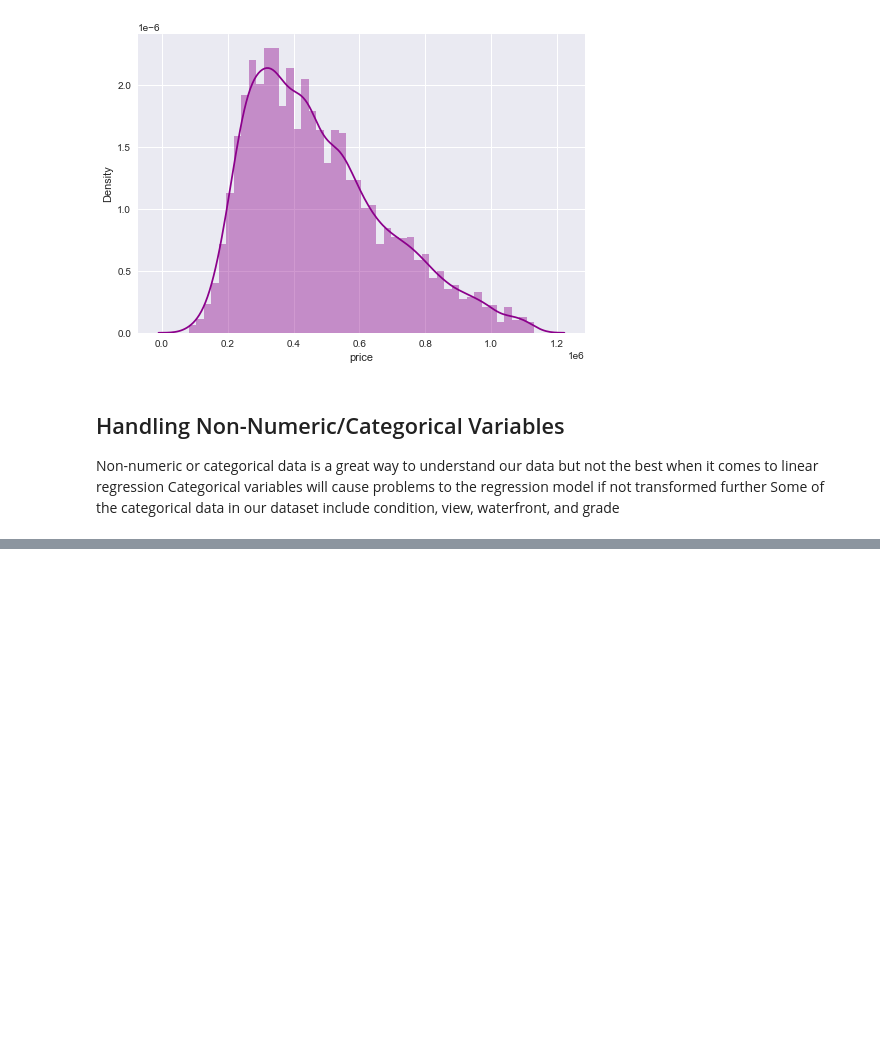
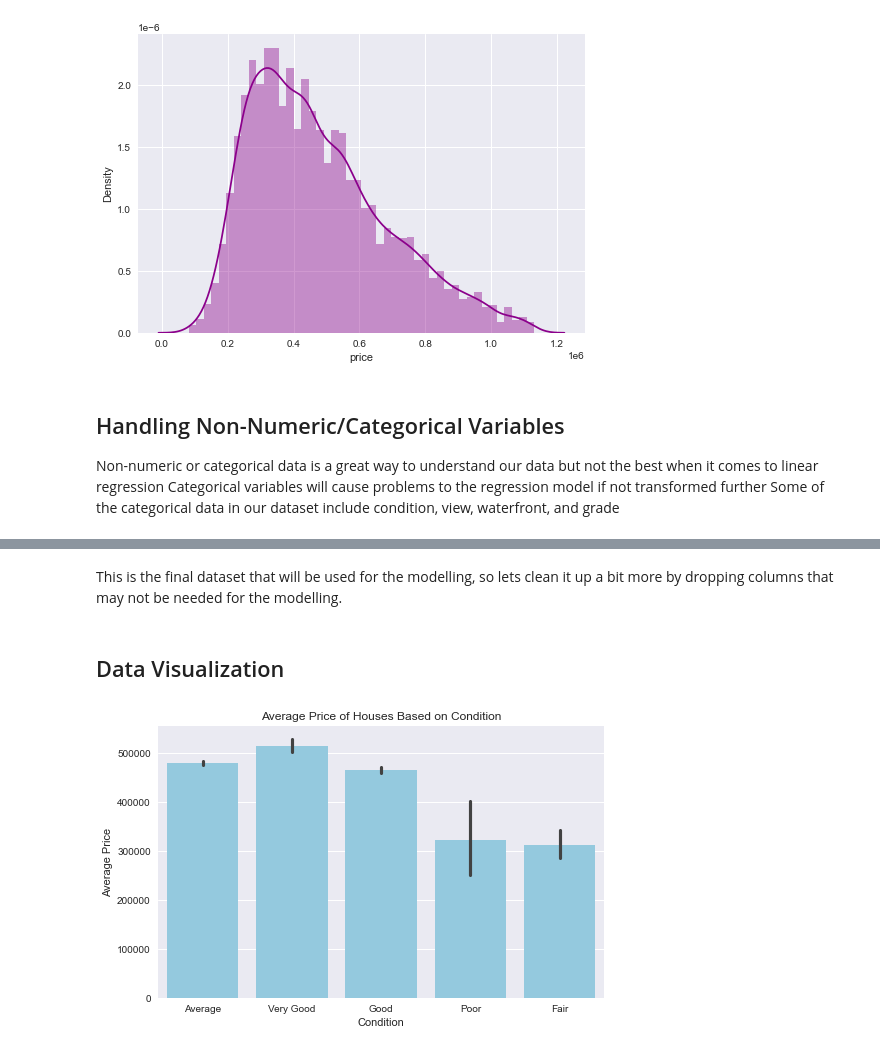
Before and after one commit to whareverr/dsc-phase-2-project-v2-3, a Jupyter notebook: student.ipynb, the cells around one changed output, grey strips where cells are left out. Saved outputs shown, nothing was run; the diff lists cells and outputs as text; code cells hidden in the pictures; blank space fills up the shorter version.

Commit message:
dealing with outliers and data visualization

```diff
--- a/student.ipynb
+++ b/student.ipynb
@@ -278,8 +278,8 @@ cutoff = IQR * 1.5
 upper = Q75 + cutoff
 lower = 1
 
-df = data[(data['price']<upper)]
-df.head()
+df1 = data[(data['price']<upper)]
+df1.head()
 # %% [output]
 |  | date | price | bedrooms | bathrooms | sqft_living | sqft_lot | floors | waterfront | view | condition | ... |
 | id |  |  |  |  |  |  |  |  |  |  | ... |
@@ -328,0 +424,2 @@ Some of the categorical data in our dataset include condition, view, waterfront,
+# %% [markdown]
+This is the final dataset that will be used for the modelling, so lets clean it up a bit more by dropping columns that may not be needed for the modelling.
@@ -328,0 +428,12 @@ Some of the categorical data in our dataset include condition, view, waterfront,
+# %% [markdown]
+## Data Visualization
+# %%
+# Bar plot: Condition vs Average Price
+plt.figure(figsize=(8, 5))
+sns.barplot(x='condition', y='price', color = 'skyblue', data=df1)
+plt.title('Average Price of Houses Based on Condition')
+plt.xlabel('Condition')
+plt.ylabel('Average Price')
+plt.show()
+# %% [output]
+[figure, added]
```
Also changed, not shown: parts of 19 cells of this notebook.
